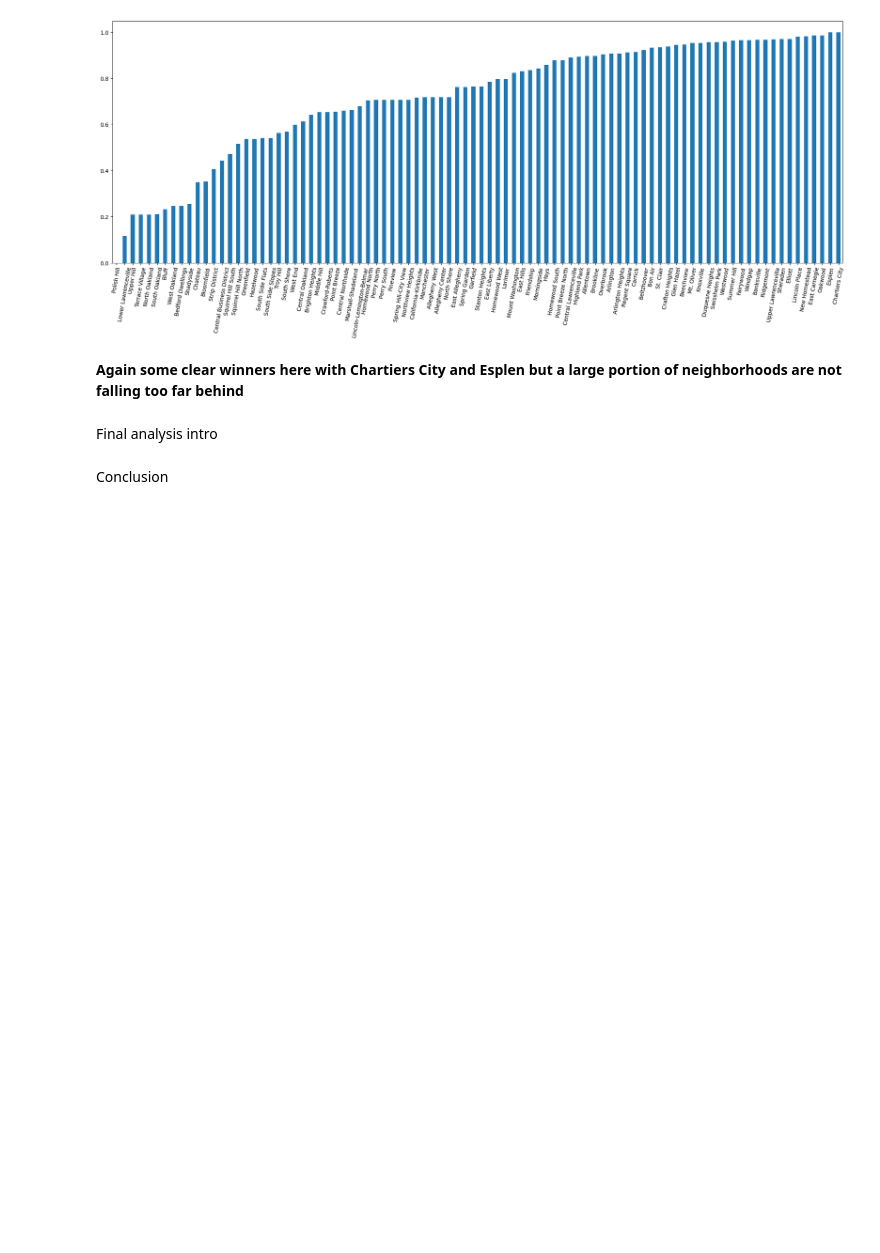
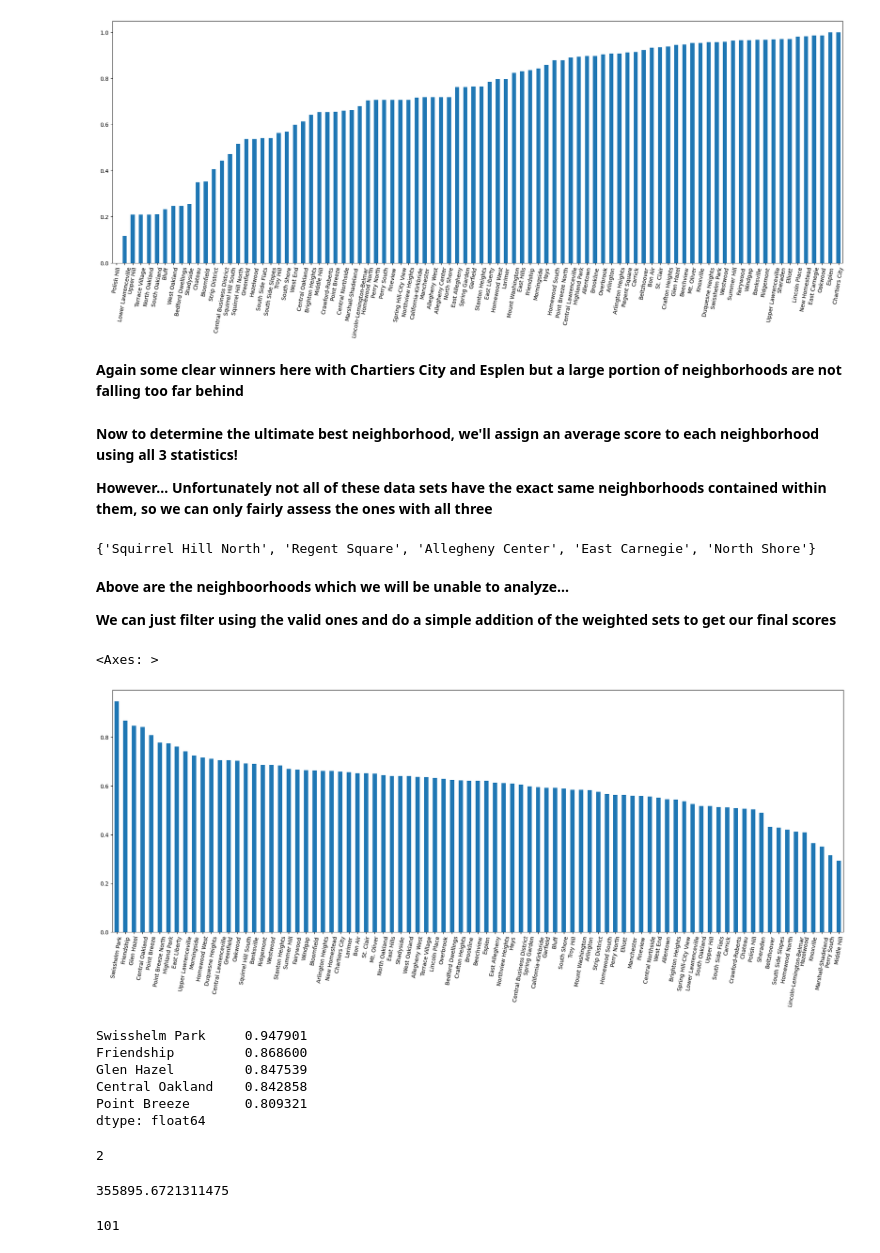
Before and after one commit to rizzocolton/Big-Ideas-Final-Project, a Jupyter notebook: Final.ipynb, the cells around one changed output. Drawn from its saved outputs; the diff is of its cells as text; code cells hidden in the pictures; blank space fills up the shorter version.

```diff
--- a/Final.ipynb
+++ b/Final.ipynb
@@ -115,8 +115,8 @@ highest_avg_sale = average_sale.sort_values(ascending = False)
 highest_avg_sale.sort_values(ascending = False)
 max_value = highest_avg_sale.iloc[0]
 min_value = highest_avg_sale.iloc[len(highest_avg_sale) - 1]
-score = (highest_avg_sale - min_value)/ (max_value - min_value)
-print(score)
+scores = (highest_avg_sale - min_value)/ (max_value - min_value)
+scores.head(10)
 # %% [output]
 Neighborhoods
 Squirrel Hill North    1.000000
@@ -234,8 +233,47 @@ asbestos_scores.plot(kind='bar',figsize=(24,8),rot=80)
 # %% [markdown]
 **Again some clear winners here with Chartiers City and Esplen but a large portion of neighborhoods are not falling too far behind**
 # %% [markdown]
-Final analysis intro
+**Now to determine the ultimate best neighborhood, we'll assign an average score to each neighborhood using all 3 statistics!**
+
+**However... Unfortunately not all of these data sets have the exact same neighborhoods contained within them, so we can only fairly assess the ones with all three**
 # %%
-#weighting of 3 metrics
+valid_neighborhoods=set(prop_scores.keys())&set(scores.keys())&set(asbestos_scores.keys())
+all_neighborhoods = set(prop_scores.keys())|set(scores.keys())|set(asbestos_scores.keys())
+dropped = all_neighborhoods - valid_neighborhoods
+print(dropped)
+# %% [output]
+{'Squirrel Hill North', 'Regent Square', 'Allegheny Center', 'East Carnegie', 'North Shore'}
-# %% [markdown]
-Conclusion
+# %% [markdown]
+**Above are the neighboorhoods which we will be unable to analyze...**
+
+**We can just filter using the valid ones and do a simple addition of the weighted sets to get our final scores**
+# %%
+prop_fin=pd.Series({k: v for k, v in prop_scores.items() if k in valid_neighborhoods})/ 3.0
+sales_fin=pd.Series({k: v for k, v in scores.items() if k in valid_neighborhoods})/ 3.0
+asbestos_fin=pd.Series({k: v for k, v in asbestos_scores.items() if k in valid_neighborhoods})/3.0
+final_scores=(prop_fin+sales_fin+asbestos_fin).sort_values(ascending=False)
+final_scores.plot(kind='bar',figsize=(24,8),rot=80)
+# %% [output]
+<Axes: >
+[figure, added]
+# %%
+final_scores.head(5)
+# %% [output]
+Swisshelm Park     0.947901
+Friendship         0.868600
+Glen Hazel         0.847539
+Central Oakland    0.842858
+Point Breeze       0.809321
+dtype: float64
+# %%
+print(prop_counts.at["Swisshelm Park"])
+# %% [output]
+2
+# %%
+print(average_sale.at["Swisshelm Park"])
+# %% [output]
+355895.6721311475
+# %%
+print(asbestosCounts.at["Swisshelm Park"])
+# %% [output]
+101
```
Also changed, not shown: parts of 2 cells of this notebook.
